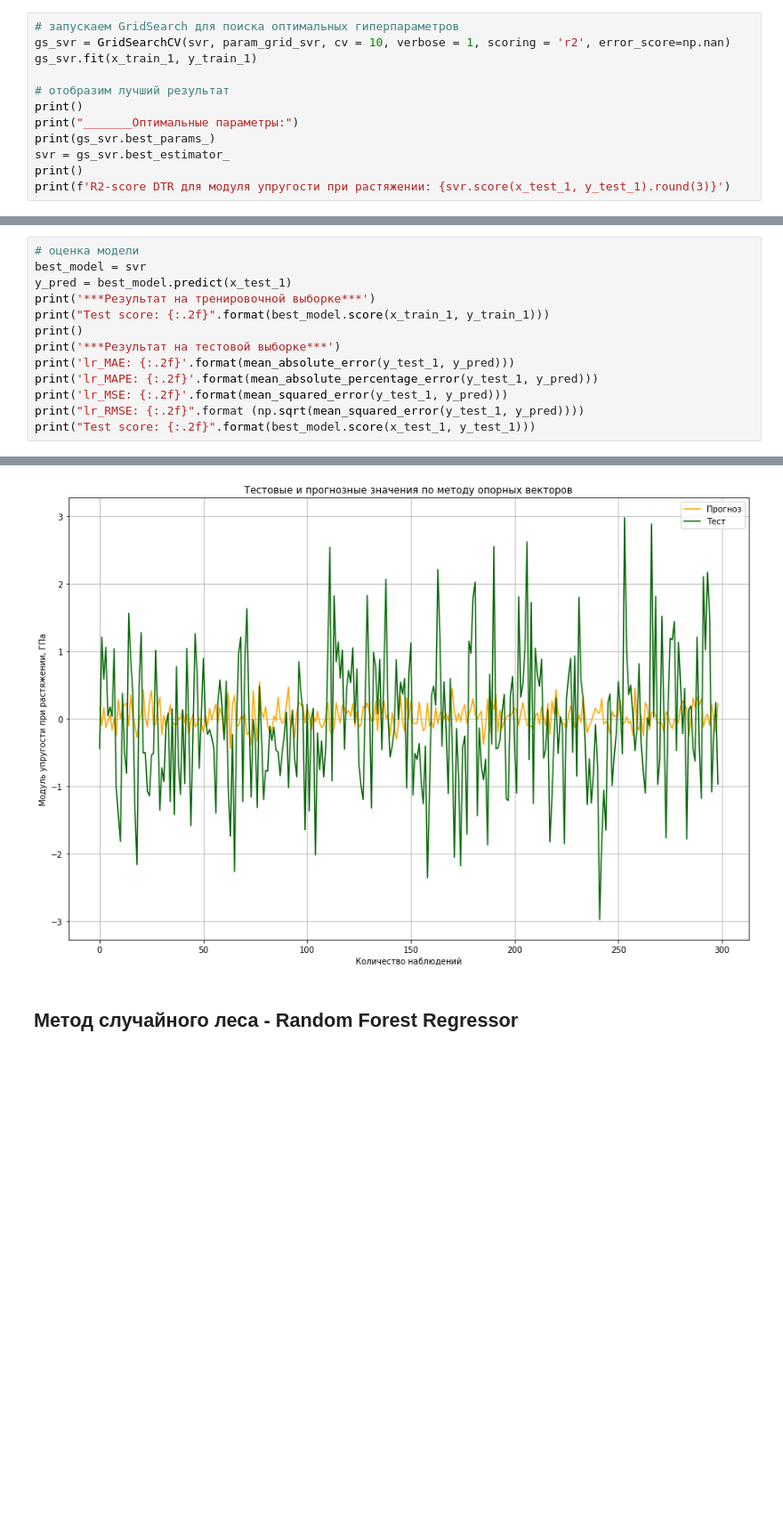
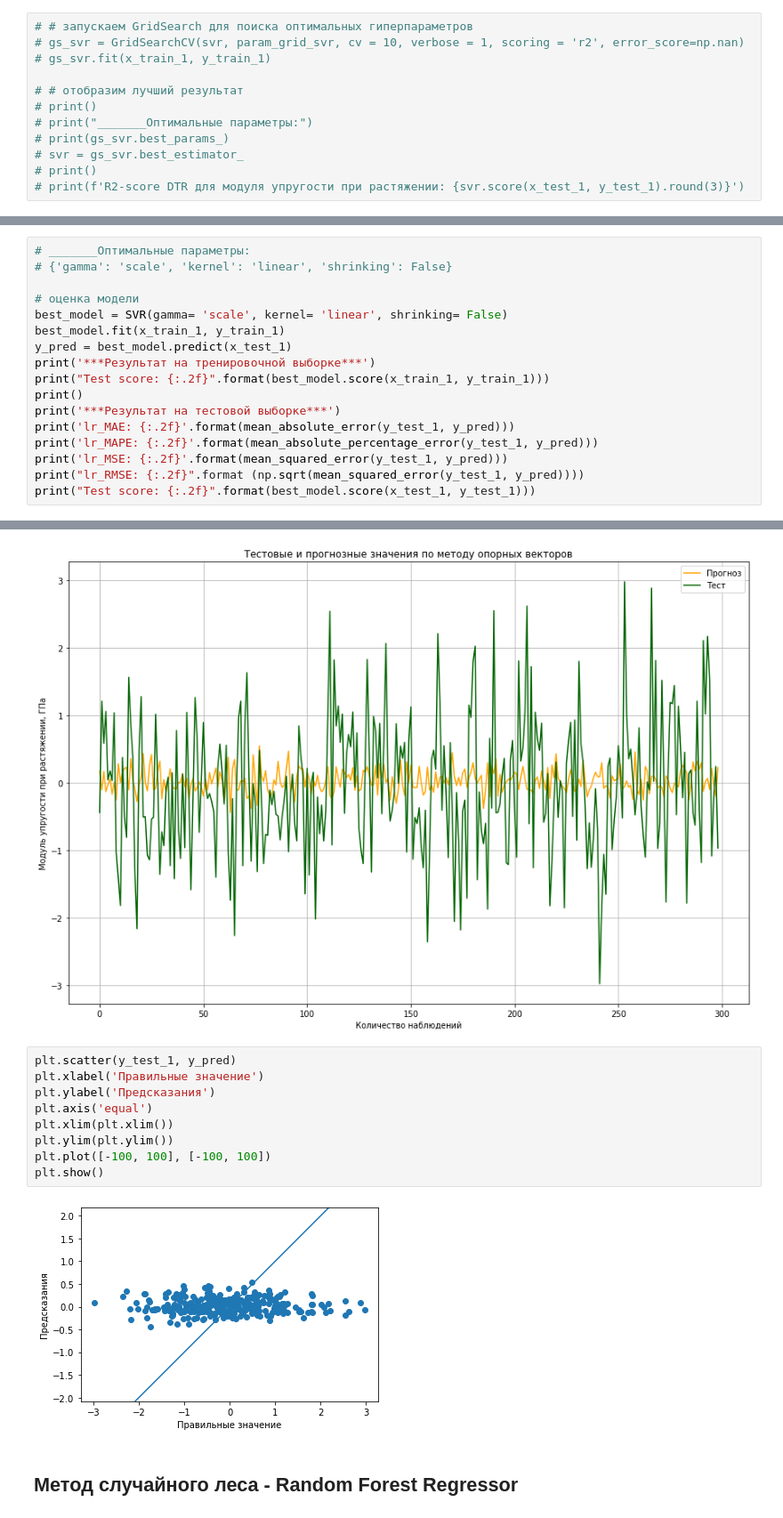
Before and after one commit to Artem-Chetverikov/VKR_MGTU_2022, a Jupyter notebook: Jupyter Notebook/prediction_of_properties/Prediction_of_properties (Модуль упругости при растяжении, ГПа).ipynb, the cells around one changed output, grey strips where cells are left out. Shown at 89% size. Saved outputs shown, nothing was run; the diff lists cells and outputs as text; blank space fills up the shorter version.

```diff
--- a/Jupyter Notebook/prediction_of_properties/Prediction_of_properties (Модуль упругости при растяжении, ГПа).ipynb
+++ b/Jupyter Notebook/prediction_of_properties/Prediction_of_properties (Модуль упругости при растяжении, ГПа).ipynb
@@ -393,14 +402,14 @@ param_grid_svr = {'kernel': ['linear', 'poly', 'rbf', 'sigmoid'],
 #                 'cache_size': [100,200,500]
                 }
 # %%
-# запускаем GridSearch для поиска оптимальных гиперпараметров
-gs_svr = GridSearchCV(svr, param_grid_svr, cv = 10, verbose = 1, scoring = 'r2', error_score=np.nan)
-gs_svr.fit(x_train_1, y_train_1)
+# # запускаем GridSearch для поиска оптимальных гиперпараметров
+# gs_svr = GridSearchCV(svr, param_grid_svr, cv = 10, verbose = 1, scoring = 'r2', error_score=np.nan)
+# gs_svr.fit(x_train_1, y_train_1)
 
-# отобразим лучший результат
-print()
-print("_______Оптимальные параметры:")
-print(gs_svr.best_params_)
-svr = gs_svr.best_estimator_
-print()
-print(f'R2-score DTR для модуля упругости при растяжении: {svr.score(x_test_1, y_test_1).round(3)}')
+# # отобразим лучший результат
+# print()
+# print("_______Оптимальные параметры:")
+# print(gs_svr.best_params_)
+# svr = gs_svr.best_estimator_
+# print()
+# print(f'R2-score DTR для модуля упругости при растяжении: {svr.score(x_test_1, y_test_1).round(3)}')
@@ -414,6 +416,10 @@ R2-score DTR для модуля упругости при растяжении:
 # %%
+# _______Оптимальные параметры:
+# {'gamma': 'scale', 'kernel': 'linear', 'shrinking': False}
+
 # оценка модели
-best_model = svr
+best_model = SVR(gamma= 'scale', kernel= 'linear', shrinking= False)
+best_model.fit(x_train_1, y_train_1)
 y_pred = best_model.predict(x_test_1)
 print('***Результат на тренировочной выборке***')
 print("Test score: {:.2f}".format(best_model.score(x_train_1, y_train_1)))
@@ -446,6 +452,17 @@ plt.legend()
 plt.grid(True);
 # %% [output]
 [figure]
+# %%
+plt.scatter(y_test_1, y_pred)
+plt.xlabel('Правильные значение')
+plt.ylabel('Предсказания')
+plt.axis('equal')
+plt.xlim(plt.xlim())
+plt.ylim(plt.ylim())
+plt.plot([-100, 100], [-100, 100])
+plt.show()
+# %% [output]
+[figure, added]
 # %% [markdown]
 ## Метод случайного леса - Random Forest Regressor
 # %%
```
Also changed, not shown: parts of 31 cells of this notebook, 7 other files.
